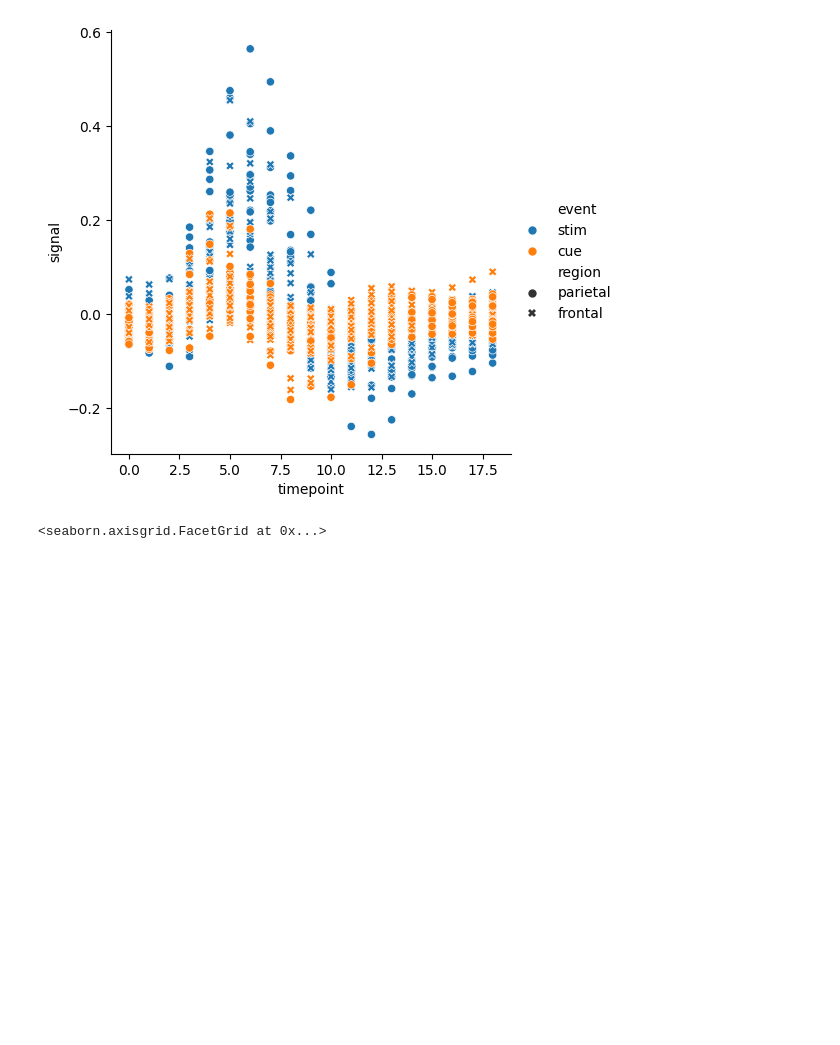
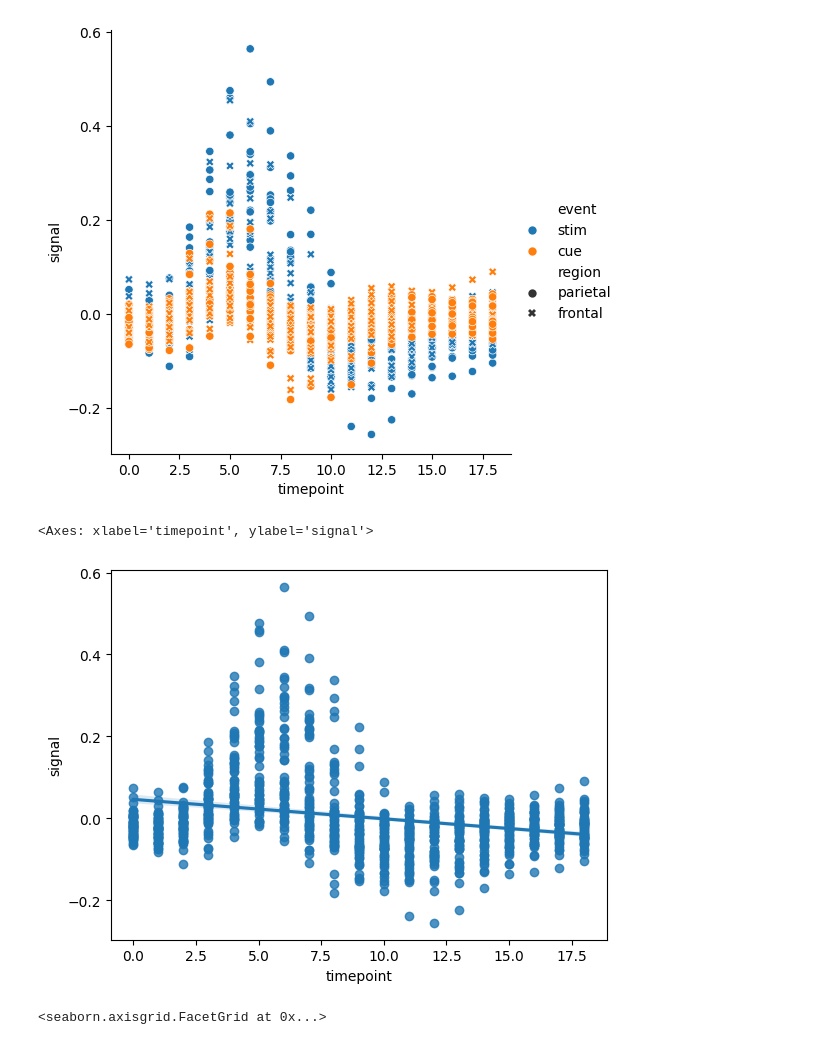
Before and after one commit to zxmn147/Python-, a Jupyter notebook: homeworks/Day21_使用 Seaborn 進行資料視覺化_HW.ipynb, the cells around one changed output. Saved outputs shown, nothing was run; the diff lists cells and outputs as text; code cells hidden in the pictures; blank space fills up the shorter version.

```diff
--- a/homeworks/Day21_使用 Seaborn 進行資料視覺化_HW.ipynb
+++ b/homeworks/Day21_使用 Seaborn 進行資料視覺化_HW.ipynb
@@ -76,6 +76,11 @@ sns.relplot(x="timepoint", y="signal", hue="event", style="region", data=fmri)
 # %% [output]
 <seaborn.axisgrid.FacetGrid at 0x...>
 [figure]
+# %%
+sns.regplot(x="timepoint", y="signal", data=fmri)
+# %% [output]
+<Axes: xlabel='timepoint', ylabel='signal'>
+[figure, added]
 # %%
 #使用新的數據集fmri, 再跑一次 sns.regplot
 # x="timepoint", y="signal"
```
Also changed, not shown: parts of 1 cell of this notebook.
